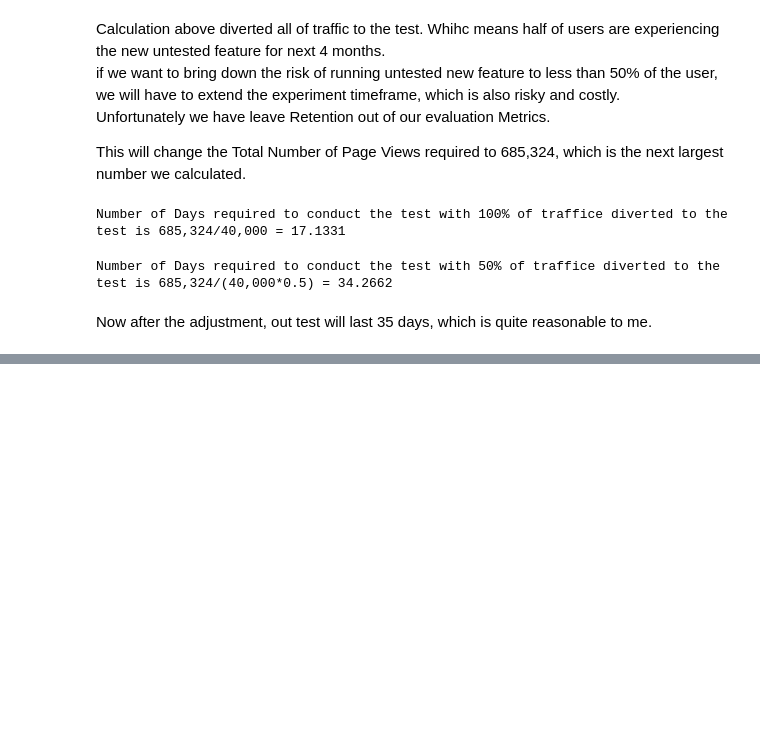
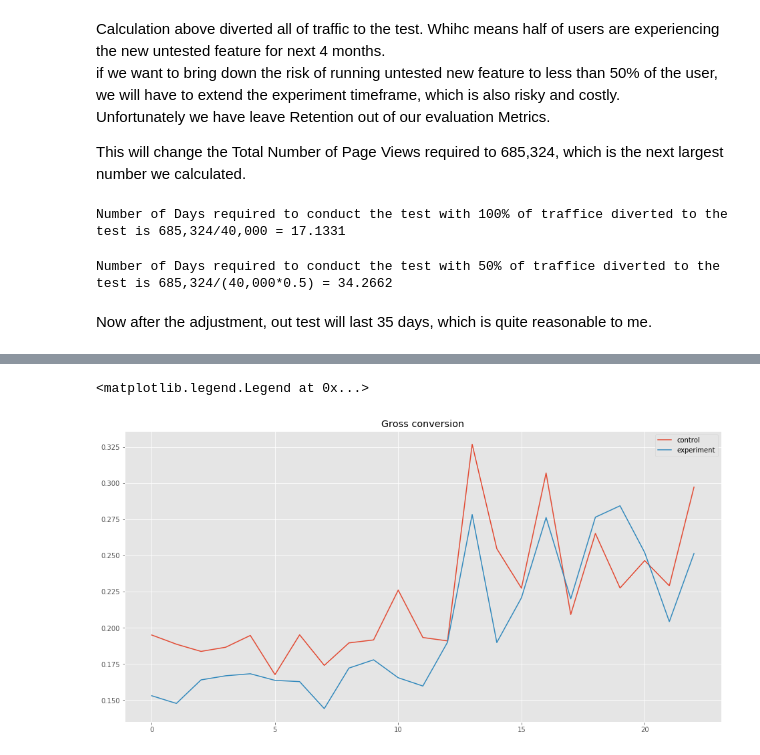
Before and after one commit to WoodyShi/Udacity_ABTesting_Final_project, a Jupyter notebook: AB_Testing.ipynb, the cells around one changed output, grey strips where cells are left out. Saved outputs shown, nothing was run; the diff lists cells and outputs as text; code cells hidden in the pictures; blank space fills up the shorter version.

```diff
--- a/AB_Testing.ipynb
+++ b/AB_Testing.ipynb
@@ -127,0 +193,4 @@ Now after the adjustment, out test will last 35 days, which is quite reasonable
+# %%
+# we only have 23 rows of data for enrollment and payment. Trim the dataset before plotting
+con_2 = con[:23]
+exp_2 = exp[:23]
@@ -127,0 +206,9 @@ Now after the adjustment, out test will last 35 days, which is quite reasonable
+# %%
+plt.figure(figsize=(16,8))
+plt.title('Gross conversion')
+line3, = plt.plot(con_2['Enrollments']/con_2['Clicks'], label='control')
+line4, = plt.plot(exp_2['Enrollments']/exp_2['Clicks'], label='experiment')
+plt.legend(handles=[line3, line4])
+# %% [output]
+<matplotlib.legend.Legend at 0x...>
+[figure, added]
```
Also changed, not shown: parts of 40 cells of this notebook, 3 other files.
